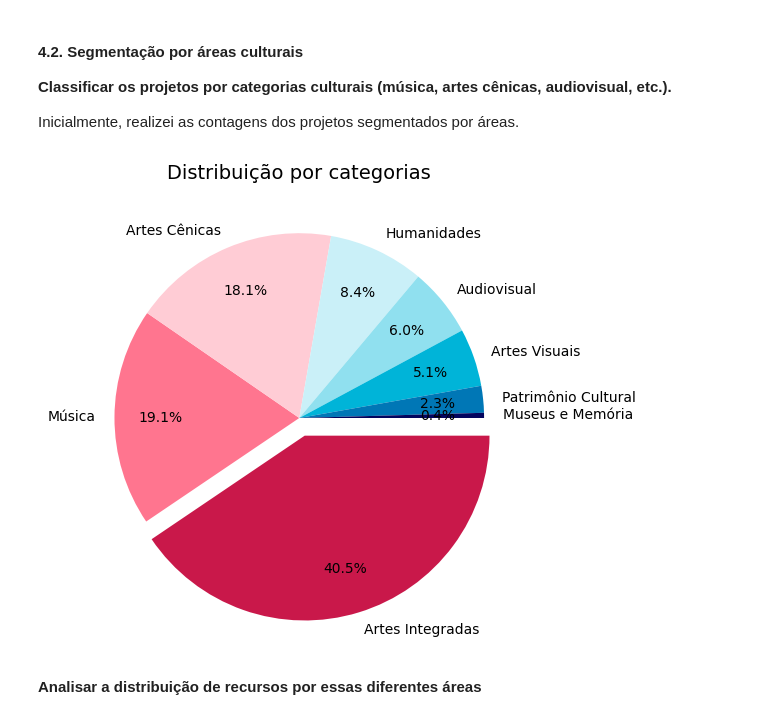
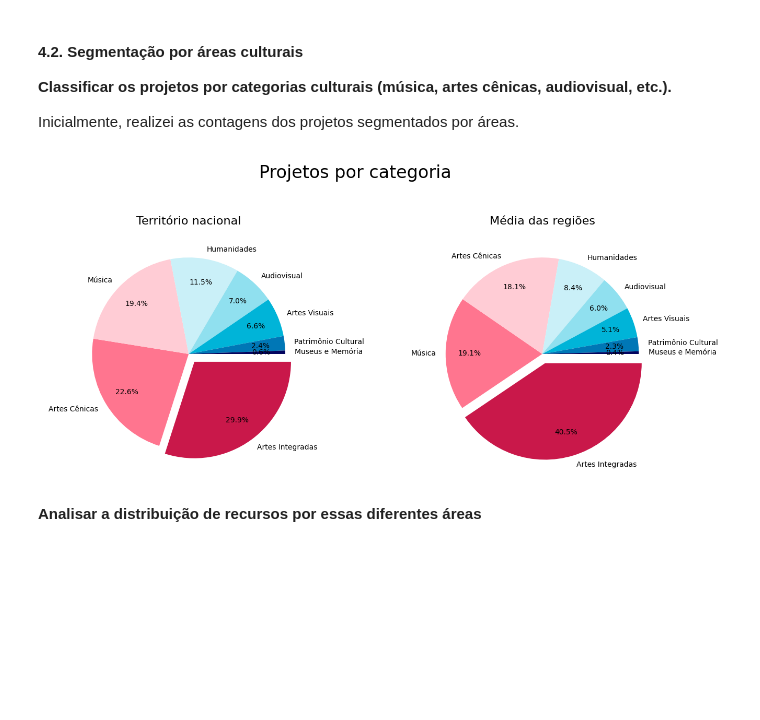
Before and after one commit to lorenaaxbastos/santander-coders-projects, a Jupyter notebook: Unit 2 - Programming Techniques I (PY)/Projeto EDA - Análise do Dataset da Lei Rouanet.ipynb, the cells around one changed output. Cells and saved outputs as stored; diff of their text form; code cells hidden in the pictures; blank space fills up the shorter version.

Commit message:
feat calculate project types count (country based)

```diff
--- a/Unit 2 - Programming Techniques I (PY)/Projeto EDA - Análise do Dataset da Lei Rouanet.ipynb
+++ b/Unit 2 - Programming Techniques I (PY)/Projeto EDA - Análise do Dataset da Lei Rouanet.ipynb
@@ -265,32 +288,44 @@ O Fundo Nacional da Cultura (FNC) representa o investimento direto do Estado no
 Inicialmente, realizei as contagens dos projetos segmentados por áreas.
 # %%
 areas_por_regioes = projetos.groupby("regioes")["area"].value_counts(normalize=True, sort=False) * 100
-
 medias = np.average(np.array(areas_por_regioes).reshape(5, -1), axis=0) # 5 regiões do Brasil
 rotulos = areas_por_regioes['Norte'].index
+areas_por_regioes = pd.Series(medias, index=rotulos, name="frequencia_relativa").sort_values(ascending=False)
 
-areas_por_projetos = pd.Series(medias, index=rotulos, name="frequencia_relativa").sort_values(ascending=False)
+areas = projetos["area"].value_counts(normalize=True) * 100
 # %%
-rotulos = areas_por_projetos.index
 cores = ["#c9184a", "#ff758f", "#ffccd5", "#caf0f8",
           "#90e0ef", "#00b4d8", "#0077b6", "#03045e"]
 separacao_fatia = (0.1, 0, 0, 0, 0, 0, 0, 0)
 
-plt.rcParams.update({"font.size": 10})
+plt.rcParams.update({"font.size": 5})
 
-plt.figure(figsize=(6, 6))
-plt.title('Distribuição por categorias', fontsize=14)
-plt.pie(areas_por_projetos,
-        labels=rotulos,
+fig, (ax1, ax2) = plt.subplots(nrows=1, ncols=2, figsize=(8, 3), dpi=200)
+
+fig.suptitle('Projetos por categoria', fontsize=12, y=1.1)
+
+
+ax1.set_title('Território nacional', fontsize=8)
+ax1.pie(areas,
+        labels=areas.index,
         autopct='%1.1f%%',
         pctdistance=0.75,
         counterclock=False,
         colors=cores,
-        explode=separacao_fatia)
+        explode=separacao_fatia
+       );
 
-plt.show()
+ax2.set_title('Média das regiões', fontsize=8)
+ax2.pie(areas_por_regioes,
+        labels=areas_por_regioes.index,
+        autopct='%1.1f%%',
+        pctdistance=0.75,
+        counterclock=False,
+        colors=cores,
+        explode=separacao_fatia
+       );
 # %% [output]
-[figure, old version]
+[figure, new version]
 # %% [markdown]
 **Analisar a distribuição de recursos por essas diferentes áreas**
 # %% [markdown]
```
Also changed, not shown: parts of 3 cells of this notebook.
